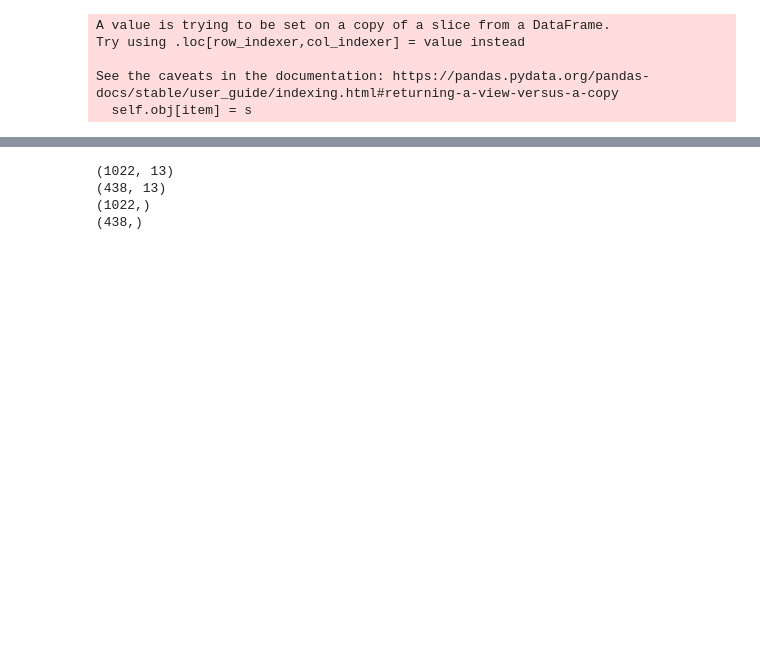
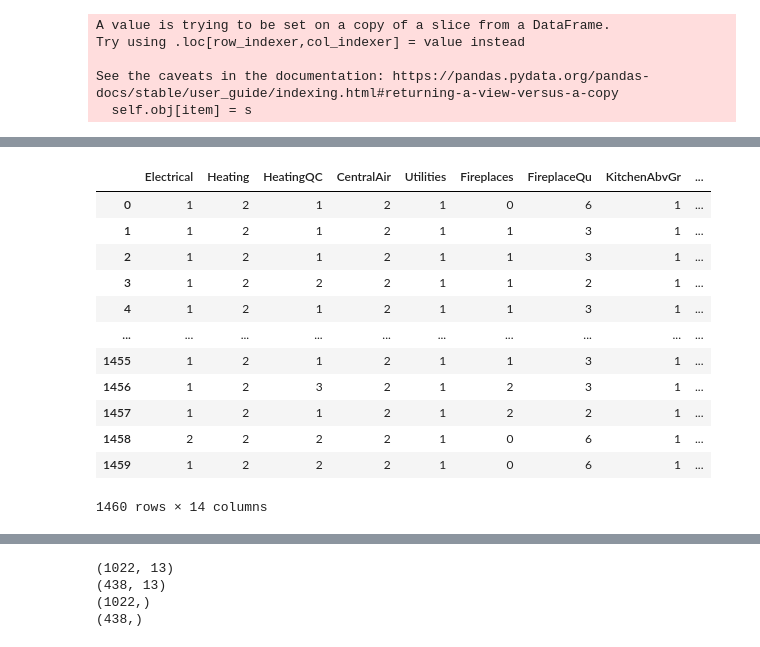
Before and after one commit to FurkanErcelebi/DataMining-Project, a Jupyter notebook: Project.ipynb, the cells around one changed output, grey strips where cells are left out. Cells and saved outputs as stored; diff of their text form; code cells hidden in the pictures; blank space fills up the shorter version.

```diff
--- a/Project.ipynb
+++ b/Project.ipynb
@@ -278,16 +302,31 @@ external_features_dataset.loc[:,"Foundation"] = external_features_dataset.loc[:,
 # %%
 internal_features_dataset = internal_features_dataset.replace({
                                 "Heating" : {"Floor" : 1, "GasA" : 2, "GasW": 3, "Grav": 4, "OthW" : 5, "Wall" : 6, "None" : 7},
                                 "HeatingQC" : {"Ex" : 1, "Gd" : 2, "TA": 3, "Fa": 4, "Po" : 5, "None" :6},
                                 "FireplaceQu" : {"Ex" : 1, "Gd" : 2, "TA": 3, "Fa": 4, "Po" : 5, "None" :6},
                                 "KitchenQual" : {"Ex" : 1, "Gd" : 2, "TA": 3, "Fa": 4, "Po" : 5, "None" :6},
                                 "GarageQual" : {"Ex" : 1, "Gd" : 2, "TA": 3, "Fa": 4, "Po" : 5, "None" :6},
                                "MiscFeature" : {"Elev" : 1, "Gar2" : 2, "Othr" : 3, "Shed" : 4, "TenC": 5, "None" : 6},
                                "CentralAir" : {"N" : 1, "Y" : 2},
                                "Electrical" : {"SBrkr" : 1, "FuseA" : 2, "FuseF" : 3, "FuseP" : 4, "Mix" : 5, "None" : 6},
                                "Utilities" : {"AllPub" : 1, "NoSewr" : 2, "NoSeWa" : 3, "ELO" : 4, "None" : 5}
                                 }
                              )
+internal_features_dataset
+# %% [output]
+|  | Electrical | Heating | HeatingQC | CentralAir | Utilities | Fireplaces | FireplaceQu | KitchenAbvGr | ... |
+| 0 | 1 | 2 | 1 | 2 | 1 | 0 | 6 | 1 | ... |
+| 1 | 1 | 2 | 1 | 2 | 1 | 1 | 3 | 1 | ... |
+| 2 | 1 | 2 | 1 | 2 | 1 | 1 | 3 | 1 | ... |
+| 3 | 1 | 2 | 2 | 2 | 1 | 1 | 2 | 1 | ... |
+| 4 | 1 | 2 | 1 | 2 | 1 | 1 | 3 | 1 | ... |
+| ... | ... | ... | ... | ... | ... | ... | ... | ... | ... |
+| 1455 | 1 | 2 | 1 | 2 | 1 | 1 | 3 | 1 | ... |
+| 1456 | 1 | 2 | 3 | 2 | 1 | 2 | 3 | 1 | ... |
+| 1457 | 1 | 2 | 1 | 2 | 1 | 2 | 2 | 1 | ... |
+| 1458 | 2 | 2 | 2 | 2 | 1 | 0 | 6 | 1 | ... |
+| 1459 | 1 | 2 | 2 | 2 | 1 | 0 | 6 | 1 | ... |
+1460 rows × 14 columns
 # %%
 external_features_dataset = external_features_dataset.replace({"Street" : {"Grvl" : 1, "Pave" : 2, "None" : 3},
                                "LotShape" : {"Reg" : 1, "IR1" : 2, "IR2" : 3, "IR3" : 4, "None" : 5},
```
Also changed, not shown: parts of 9 cells of this notebook.
